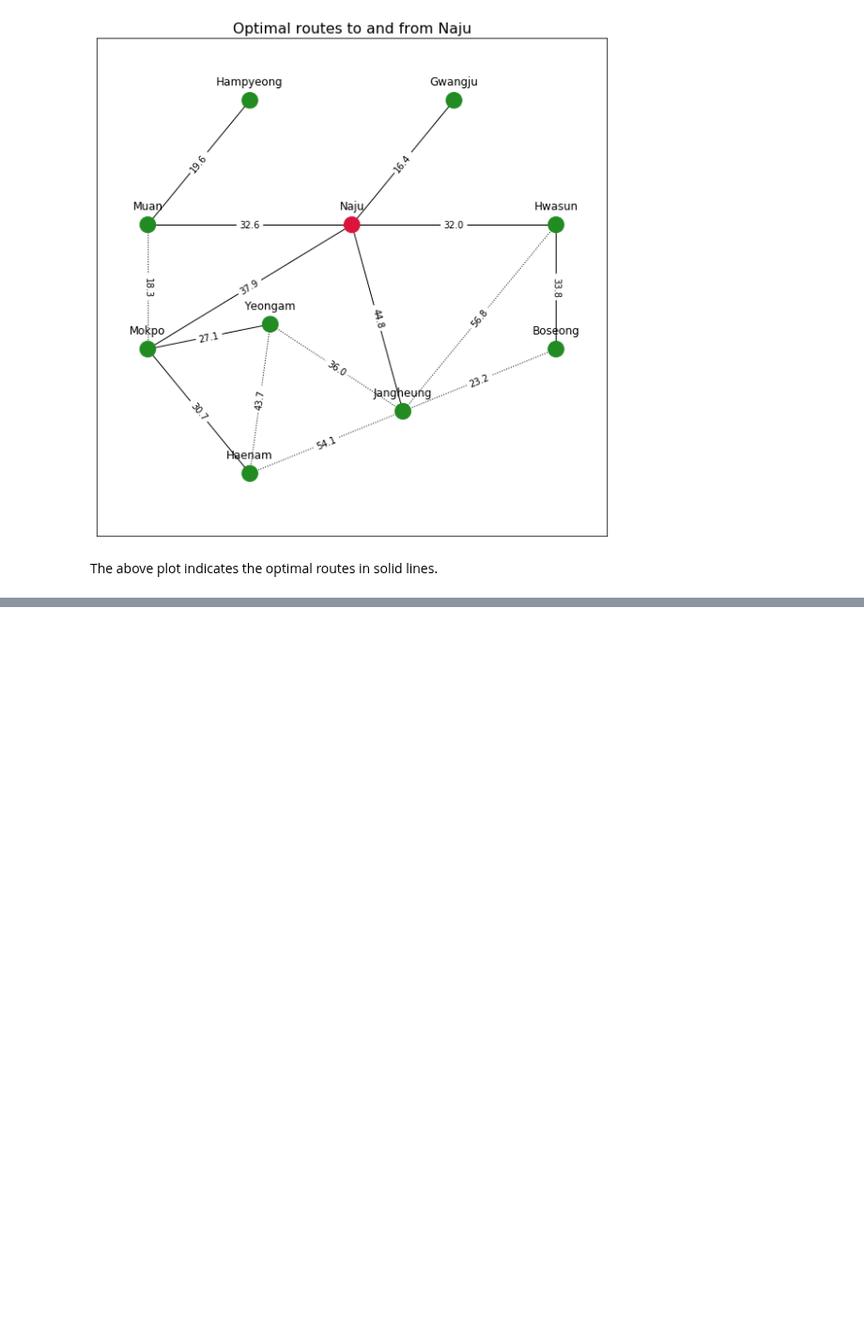
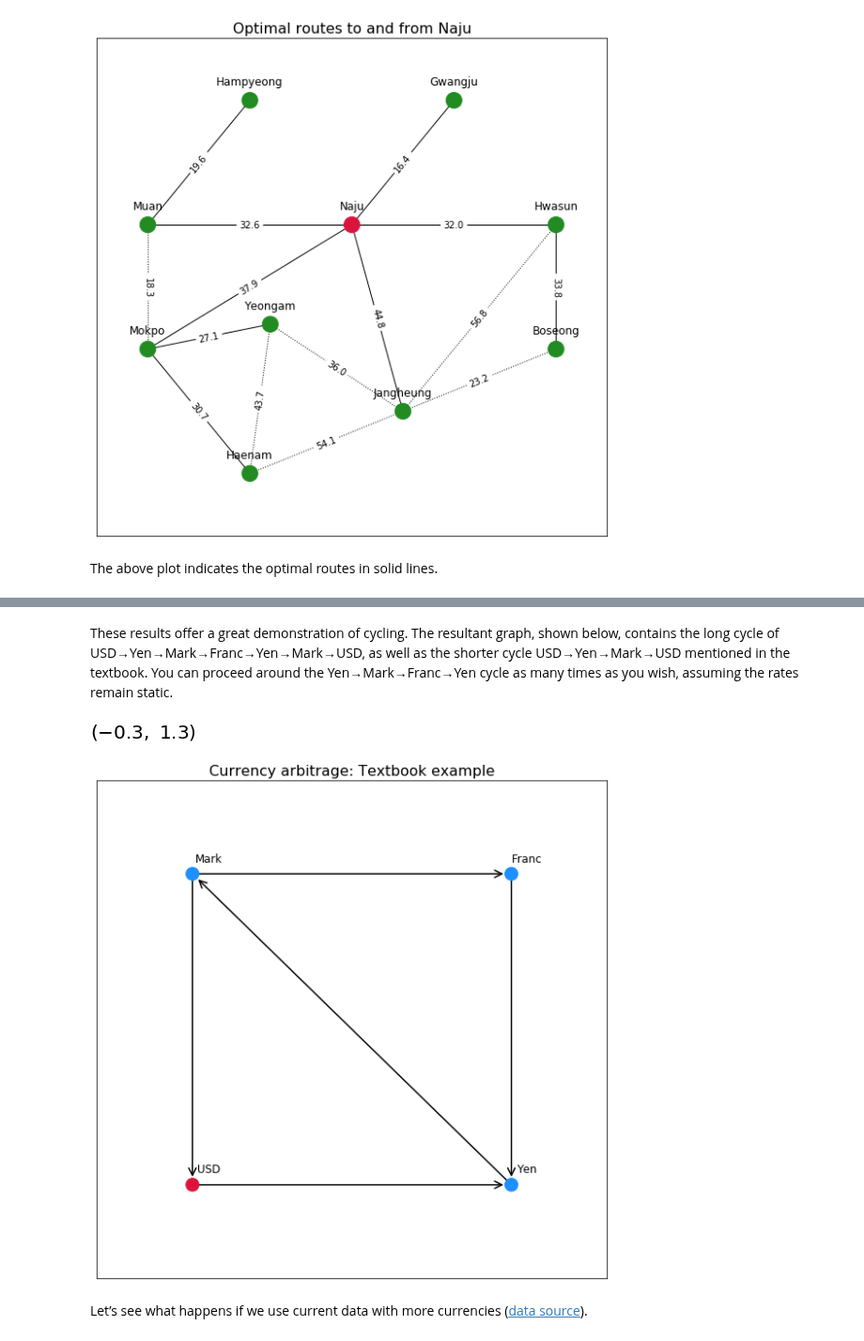
Before and after one commit to maxkapur/maxkapur.github.io, a Jupyter notebook: math/linprog.ipynb, the cells around one changed output, grey strips where cells are left out. Shown at 94% size. Drawn from its saved outputs; the diff is of its cells as text; code cells hidden in the pictures; blank space fills up the shorter version.

```diff
--- a/math/linprog.ipynb
+++ b/math/linprog.ipynb
@@ -847,0 +906,4 @@ The above plot indicates the optimal routes in solid lines.
+# %%
+curr_names = 'USD Yen Mark Franc'.split()
+r = np.array([float(i) for i in '1 111.52 1.4987 5.0852 .008966 1 .013493 .045593 .6659 73.964 1 3.3823 .1966 21.933 .29507 1'.split()]).reshape(4, 4)
+r
@@ -847,0 +915,3 @@ The above plot indicates the optimal routes in solid lines.
+# %%
+x = curr_arb(r, 0, 1)
+x
@@ -847,0 +935,26 @@ The above plot indicates the optimal routes in solid lines.
+# %% [markdown]
+These results offer a great demonstration of cycling. The resultant graph, shown below, contains the long cycle of USD&rarr;Yen&rarr;Mark&rarr;Franc&rarr;Yen&rarr;Mark&rarr;USD, as well as the shorter cycle USD&rarr;Yen&rarr;Mark&rarr;USD mentioned in the textbook. You can proceed around the Yen&rarr;Mark&rarr;Franc&rarr;Yen cycle as many times as you wish, assuming the rates remain static.
+# %%
+G = nx.from_numpy_array(x, create_using=nx.DiGraph)
+
+node_locs = np.stack(np.meshgrid(np.arange(2),np.arange(2)), axis=2).reshape(-1, 2)
+
+node_locs_dict = {a: node_locs[a] for a in range(4)}
+label_locs_dict = {a: node_locs[a]+[.05] for a in range(4)}
+
+
+plt.figure(figsize=(10,10), facecolor='white')
+plt.title('Currency arbitrage: Textbook example', size=16)
+
+nx.draw_networkx_nodes(G, node_locs_dict, node_size=200,
+                       node_color = ['crimson','dodgerblue','dodgerblue','dodgerblue'])
+nx.draw_networkx_edges(G, node_locs_dict, width=1.5, arrowsize=20, arrowstyle='->')
+nx.draw_networkx_labels(G, label_locs_dict, dict(zip(range(4), curr_names)))
+
+plt.xlim(-0.3,1.3)
+plt.ylim(-0.3,1.3)
+# %% [output]
+[figure, added]
+[figure, added]
+# %% [markdown]
+Let&rsquo;s see what happens if we use current data with more currencies (<a href="https://www.exchangerates.org.uk/currency/currency-exchange-rates-table.html">data source</a>).
```
Also changed, not shown: parts of 19 cells of this notebook, 1 other file.
